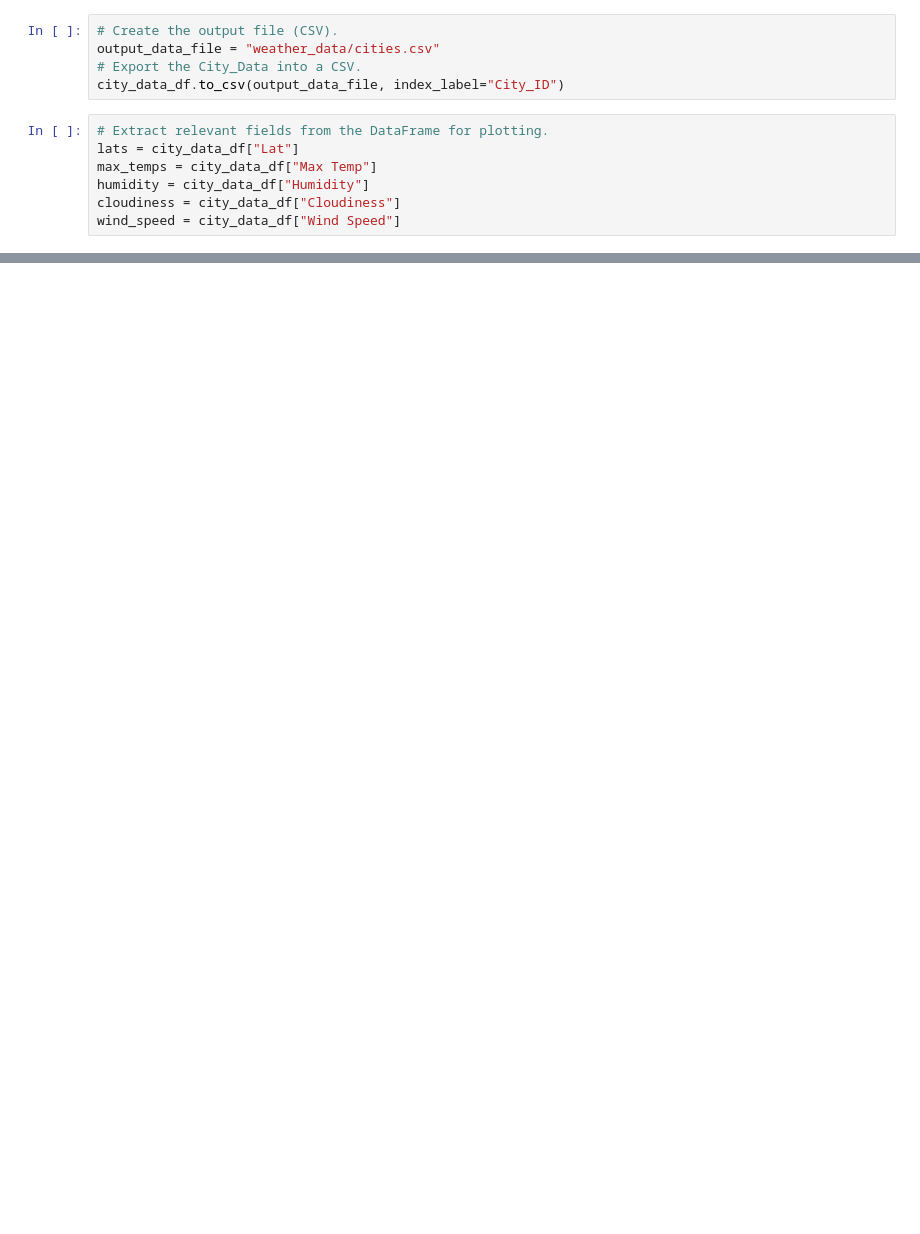
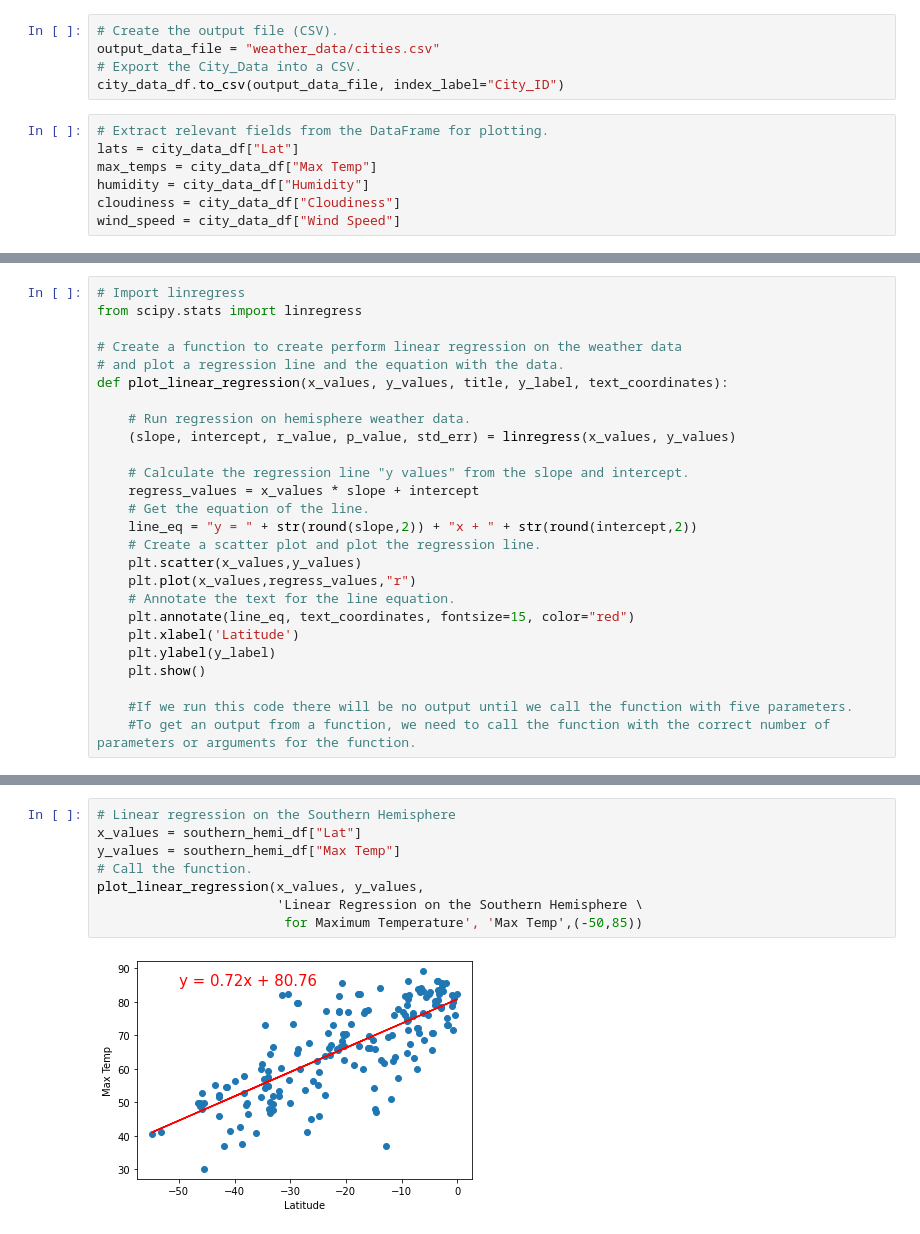
Before and after one commit to githubteodora/World_Weather_Analysis, a Jupyter notebook: WeatherPy.ipynb, the cells around one changed output, grey strips where cells are left out. Drawn from its saved outputs; the diff is of its cells as text; blank space fills up the shorter version.

```diff
--- a/WeatherPy.ipynb
+++ b/WeatherPy.ipynb
@@ -267,0 +270,26 @@ plt.show()
+# %%
+# Import linregress
+from scipy.stats import linregress
+
+# Create a function to create perform linear regression on the weather data
+# and plot a regression line and the equation with the data.
+def plot_linear_regression(x_values, y_values, title, y_label, text_coordinates):
+
+    # Run regression on hemisphere weather data.
+    (slope, intercept, r_value, p_value, std_err) = linregress(x_values, y_values)
+
+    # Calculate the regression line "y values" from the slope and intercept.
+    regress_values = x_values * slope + intercept
+    # Get the equation of the line.
+    line_eq = "y = " + str(round(slope,2)) + "x + " + str(round(intercept,2))
+    # Create a scatter plot and plot the regression line.
+    plt.scatter(x_values,y_values)
+    plt.plot(x_values,regress_values,"r")
+    # Annotate the text for the line equation.
+    plt.annotate(line_eq, text_coordinates, fontsize=15, color="red")
+    plt.xlabel('Latitude')
+    plt.ylabel(y_label)
+    plt.show()
+
+    #If we run this code there will be no output until we call the function with five parameters.
+    #To get an output from a function, we need to call the function with the correct number of parameters or arguments for the function.
@@ -267,0 +375,10 @@ plt.show()
+# %%
+# Linear regression on the Southern Hemisphere
+x_values = southern_hemi_df["Lat"]
+y_values = southern_hemi_df["Max Temp"]
+# Call the function.
+plot_linear_regression(x_values, y_values,
+                       'Linear Regression on the Southern Hemisphere \
+                        for Maximum Temperature', 'Max Temp',(-50,85))
+# %% [output]
+[figure, added]
```
Also changed, not shown: parts of 34 cells of this notebook, 5 other files.
